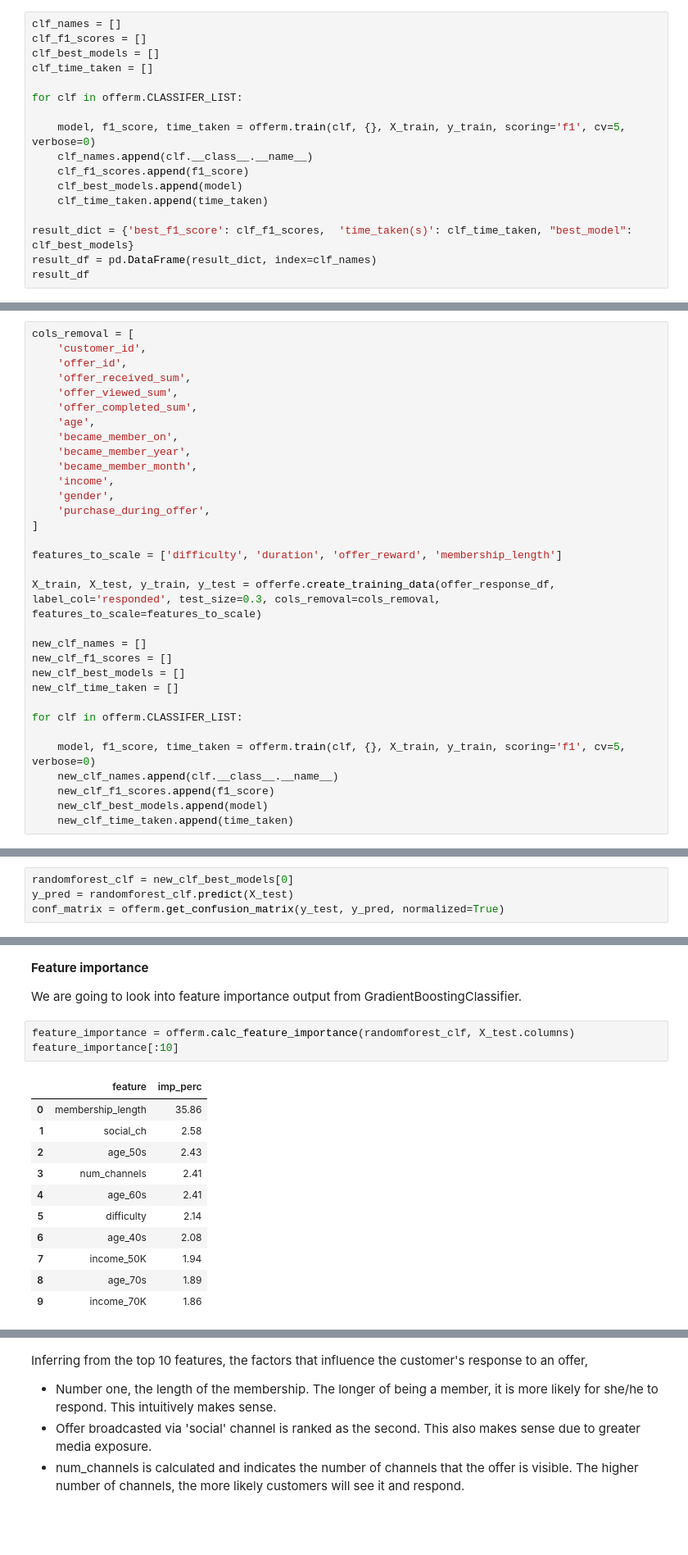
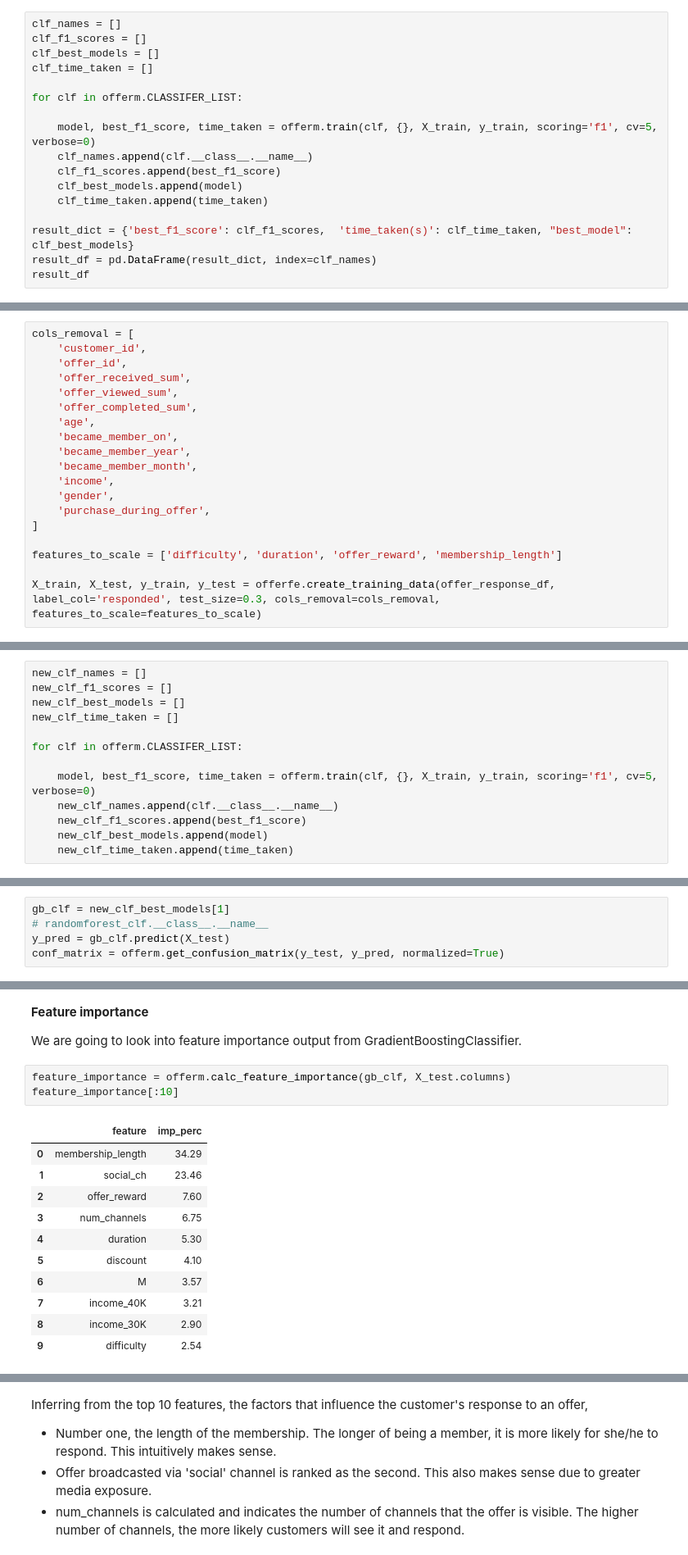
Before and after one commit to Juliaj/udacity-data-scientist, a Jupyter notebook: starbucks_challenge/notebooks/ModelingOfferResponse.ipynb, the cells around one changed output, grey strips where cells are left out. Shown: that part at 82% size. Saved outputs shown, nothing was run; the diff lists cells and outputs as text; blank space fills up the shorter version.

```diff
--- a/starbucks_challenge/notebooks/ModelingOfferResponse.ipynb
+++ b/starbucks_challenge/notebooks/ModelingOfferResponse.ipynb
@@ -346,9 +348,9 @@ clf_time_taken = []
 
 for clf in offerm.CLASSIFER_LIST:
 
-    model, f1_score, time_taken = offerm.train(clf, {}, X_train, y_train, scoring='f1', cv=5, verbose=0)
+    model, best_f1_score, time_taken = offerm.train(clf, {}, X_train, y_train, scoring='f1', cv=5, verbose=0)
     clf_names.append(clf.__class__.__name__)
-    clf_f1_scores.append(f1_score)
+    clf_f1_scores.append(best_f1_score)
     clf_best_models.append(model)
     clf_time_taken.append(time_taken)
 
@@ -443,16 +445,3 @@ cols_removal = [
 features_to_scale = ['difficulty', 'duration', 'offer_reward', 'membership_length']
 
 X_train, X_test, y_train, y_test = offerfe.create_training_data(offer_response_df, label_col='responded', test_size=0.3, cols_removal=cols_removal, features_to_scale=features_to_scale)
-
-new_clf_names = []
-new_clf_f1_scores = []
-new_clf_best_models = []
-new_clf_time_taken = []
-
-for clf in offerm.CLASSIFER_LIST:
-
-    model, f1_score, time_taken = offerm.train(clf, {}, X_train, y_train, scoring='f1', cv=5, verbose=0)
-    new_clf_names.append(clf.__class__.__name__)
-    new_clf_f1_scores.append(f1_score)
-    new_clf_best_models.append(model)
-    new_clf_time_taken.append(time_taken)
@@ -471,0 +448,13 @@ Best f1_score : 0.7003
+# %%
+new_clf_names = []
+new_clf_f1_scores = []
+new_clf_best_models = []
+new_clf_time_taken = []
+
+for clf in offerm.CLASSIFER_LIST:
+
+    model, best_f1_score, time_taken = offerm.train(clf, {}, X_train, y_train, scoring='f1', cv=5, verbose=0)
+    new_clf_names.append(clf.__class__.__name__)
+    new_clf_f1_scores.append(best_f1_score)
+    new_clf_best_models.append(model)
+    new_clf_time_taken.append(time_taken)
@@ -483,7 +485,8 @@ The f1 score for all three classifer is lower but all still reasonable. For all
 # %% [markdown]
 **Confusion Matrix**
 # %%
-randomforest_clf = new_clf_best_models[0]
-y_pred = randomforest_clf.predict(X_test)
+gb_clf = new_clf_best_models[1]
+# randomforest_clf.__class__.__name__
+y_pred = gb_clf.predict(X_test)
 conf_matrix = offerm.get_confusion_matrix(y_test, y_pred, normalized=True)
 # %% [output]
@@ -500,20 +503,20 @@ The results shows our model is able to identify 71% of cases that customer respo
 
 We are going to look into feature importance output from GradientBoostingClassifier.
 # %%
-feature_importance = offerm.calc_feature_importance(randomforest_clf, X_test.columns)
+feature_importance = offerm.calc_feature_importance(gb_clf, X_test.columns)
 feature_importance[:10]
 # %% [output]
 |  | feature | imp_perc |
-| 0 | membership_length | 35.86 |
-| 1 | social_ch | 2.58 |
-| 2 | age_50s | 2.43 |
-| 3 | num_channels | 2.41 |
-| 4 | age_60s | 2.41 |
-| 5 | difficulty | 2.14 |
-| 6 | age_40s | 2.08 |
-| 7 | income_50K | 1.94 |
-| 8 | age_70s | 1.89 |
-| 9 | income_70K | 1.86 |
+| 0 | membership_length | 34.29 |
+| 1 | social_ch | 23.46 |
+| 2 | offer_reward | 7.60 |
+| 3 | num_channels | 6.75 |
+| 4 | duration | 5.30 |
+| 5 | discount | 4.10 |
+| 6 | M | 3.57 |
+| 7 | income_40K | 3.21 |
+| 8 | income_30K | 2.90 |
+| 9 | difficulty | 2.54 |
 # %%
 orvis.plot_feature_importance(feature_importance)
 # %% [output]
```
Also changed, not shown: parts of 48 cells of this notebook, 1 other file.
